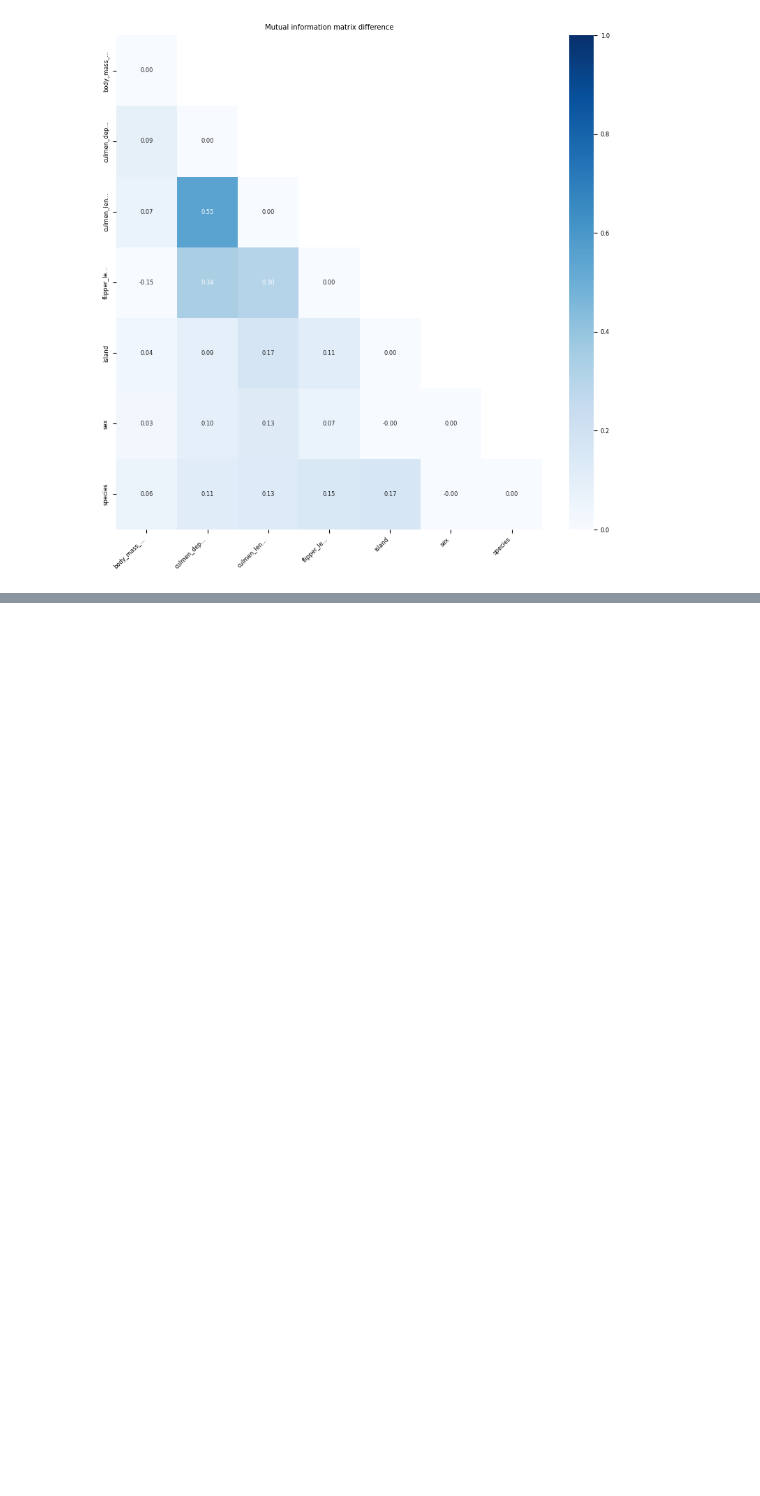
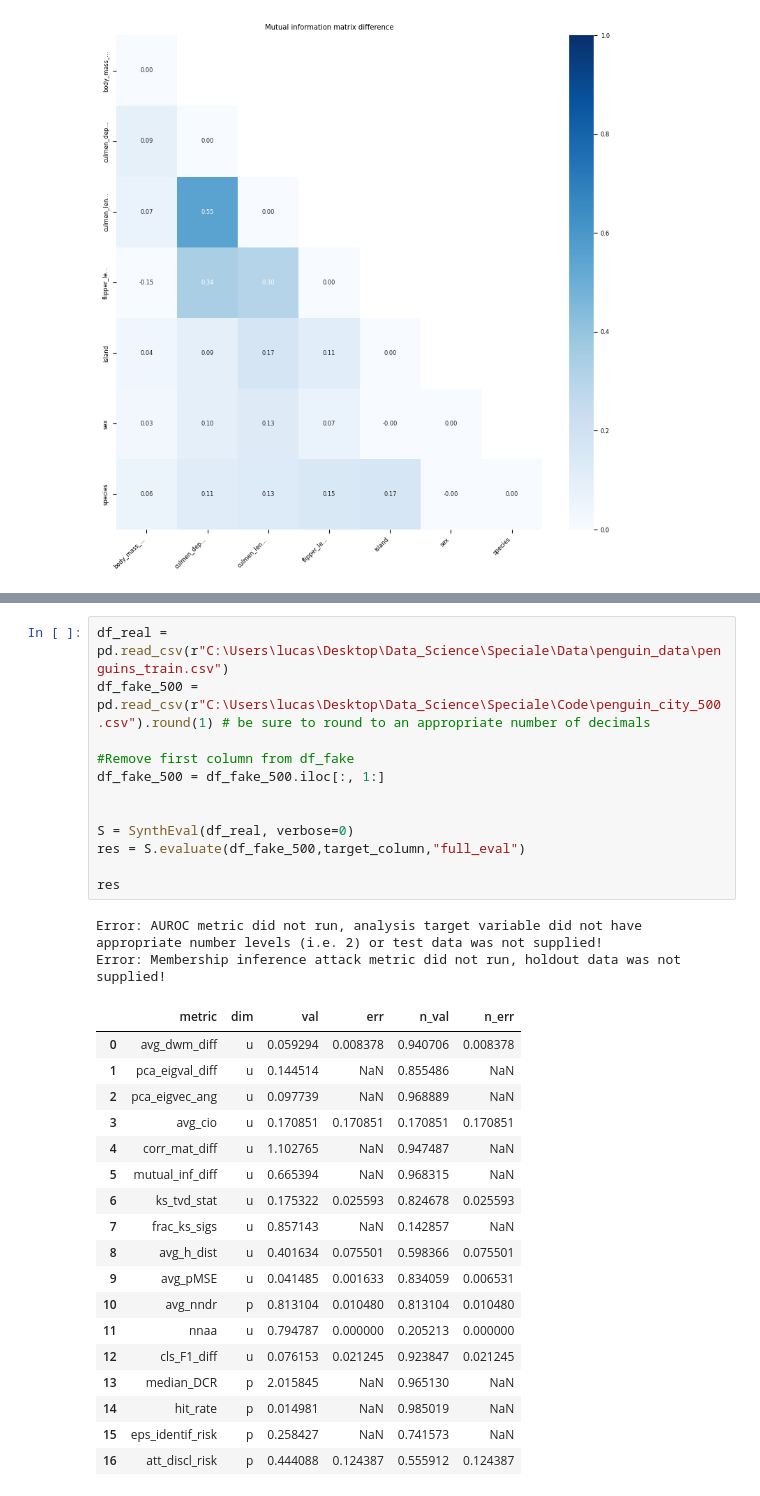
Before and after one commit to LucasBrynk/synthe_size_me, a Jupyter notebook: synthe_size_me.ipynb, the cells around one changed output, grey strips where cells are left out. Cells and saved outputs as stored; diff of their text form; blank space fills up the shorter version.

Commit message:
Addition to SynthEval

```diff
--- a/synthe_size_me.ipynb
+++ b/synthe_size_me.ipynb
@@ -702,0 +726,33 @@ Utility metric description                    value   error
+# %%
+df_real = pd.read_csv(r"C:\Users\lucas\Desktop\Data_Science\Speciale\Data\penguin_data\penguins_train.csv")
+df_fake_500 = pd.read_csv(r"C:\Users\lucas\Desktop\Data_Science\Speciale\Code\penguin_city_500.csv").round(1) # be sure to round to an appropriate number of decimals
+
+#Remove first column from df_fake
+df_fake_500 = df_fake_500.iloc[:, 1:]
+
+
+S = SynthEval(df_real, verbose=0)
+res = S.evaluate(df_fake_500,target_column,"full_eval")
+
+res
+# %% [output]
+Error: AUROC metric did not run, analysis target variable did not have appropriate number levels (i.e. 2) or test data was not supplied!
+Error: Membership inference attack metric did not run, holdout data was not supplied!
+|  | metric | dim | val | err | n_val | n_err |
+| 0 | avg_dwm_diff | u | 0.059294 | 0.008378 | 0.940706 | 0.008378 |
+| 1 | pca_eigval_diff | u | 0.144514 | NaN | 0.855486 | NaN |
+| 2 | pca_eigvec_ang | u | 0.097739 | NaN | 0.968889 | NaN |
+| 3 | avg_cio | u | 0.170851 | 0.170851 | 0.170851 | 0.170851 |
+| 4 | corr_mat_diff | u | 1.102765 | NaN | 0.947487 | NaN |
+| 5 | mutual_inf_diff | u | 0.665394 | NaN | 0.968315 | NaN |
+| 6 | ks_tvd_stat | u | 0.175322 | 0.025593 | 0.824678 | 0.025593 |
+| 7 | frac_ks_sigs | u | 0.857143 | NaN | 0.142857 | NaN |
+| 8 | avg_h_dist | u | 0.401634 | 0.075501 | 0.598366 | 0.075501 |
+| 9 | avg_pMSE | u | 0.041485 | 0.001633 | 0.834059 | 0.006531 |
+| 10 | avg_nndr | p | 0.813104 | 0.010480 | 0.813104 | 0.010480 |
+| 11 | nnaa | u | 0.794787 | 0.000000 | 0.205213 | 0.000000 |
+| 12 | cls_F1_diff | u | 0.076153 | 0.021245 | 0.923847 | 0.021245 |
+| 13 | median_DCR | p | 2.015845 | NaN | 0.965130 | NaN |
+| 14 | hit_rate | p | 0.014981 | NaN | 0.985019 | NaN |
+| 15 | eps_identif_risk | p | 0.258427 | NaN | 0.741573 | NaN |
+| 16 | att_discl_risk | p | 0.444088 | 0.124387 | 0.555912 | 0.124387 |
```
Also changed, not shown: parts of 1 cell of this notebook.
